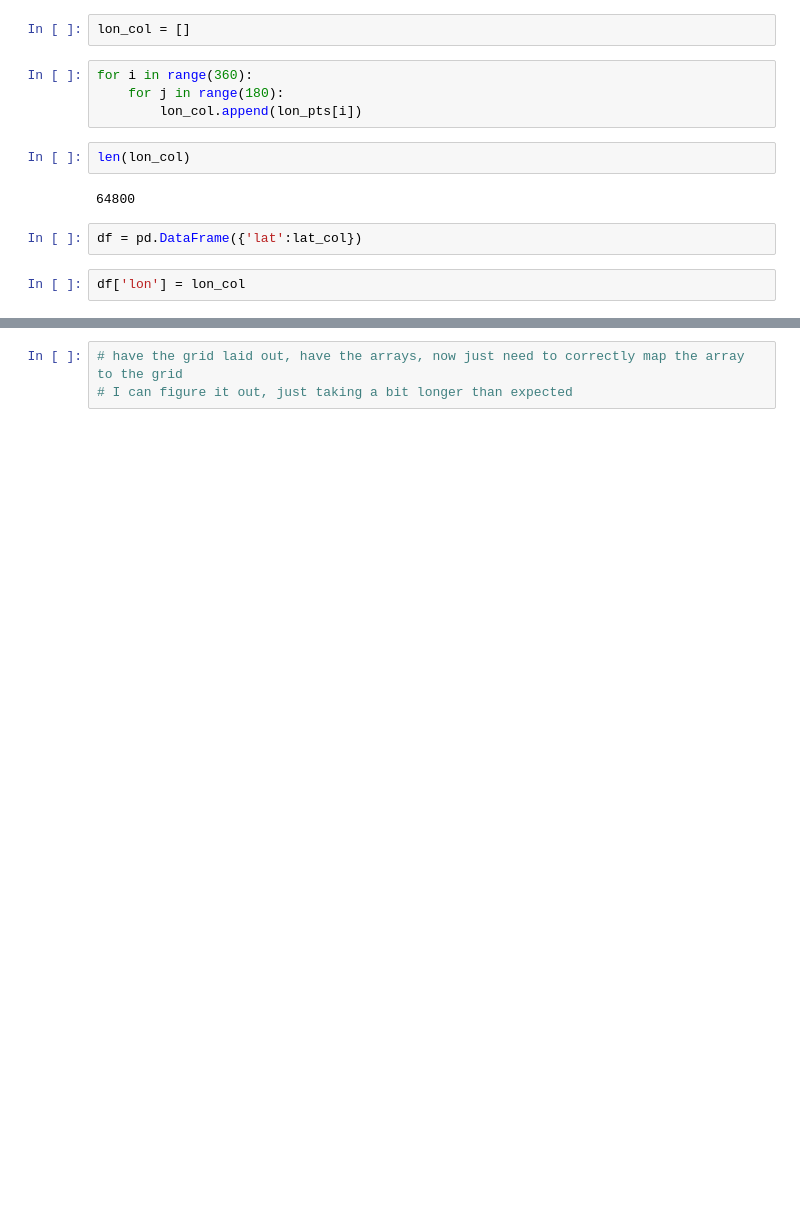
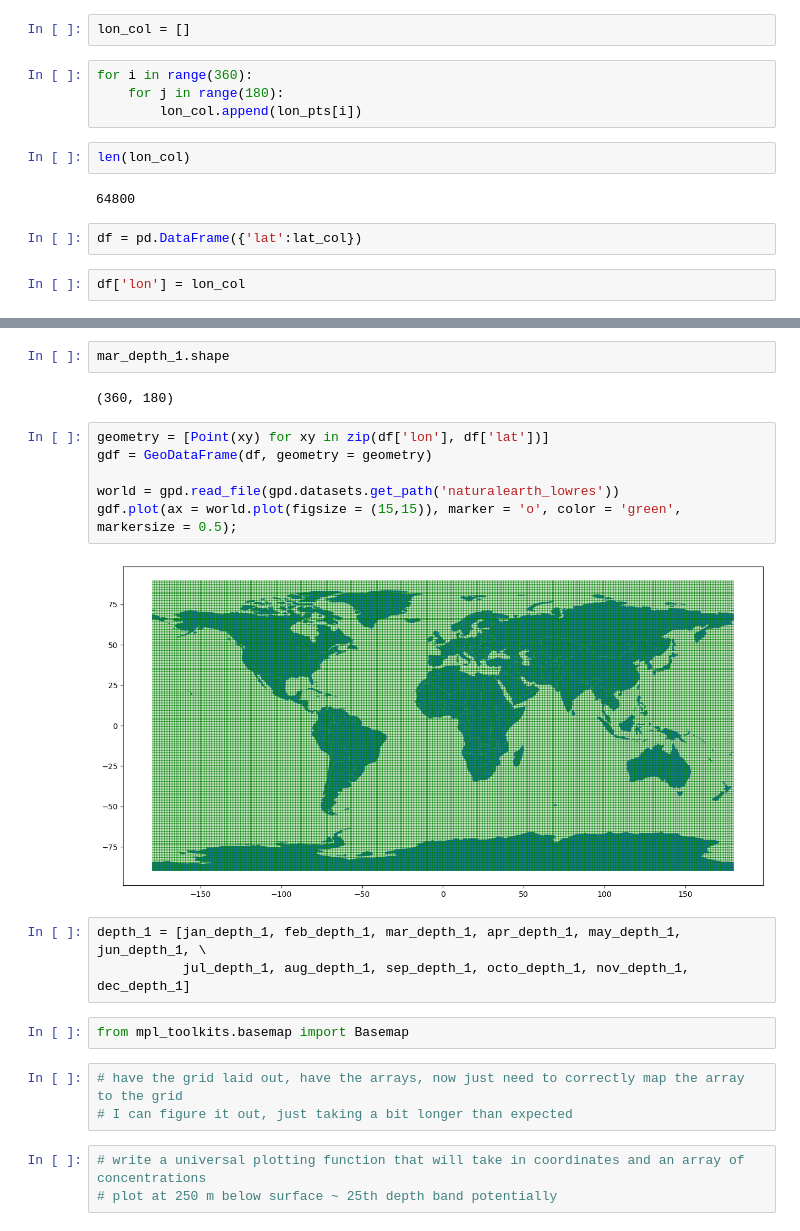
Before and after one commit to varunpatro1/ammonia_OBEG, a Jupyter notebook: grid_processing.ipynb, the cells around one changed output, grey strips where cells are left out. Drawn from its saved outputs; the diff is of its cells as text; blank space fills up the shorter version.

Commit message:
plotted grids for depth 1 for all months

```diff
--- a/grid_processing.ipynb
+++ b/grid_processing.ipynb
@@ -97,3 +118,23 @@ months[0].shape
+# %%
+mar_depth_1.shape
+# %% [output]
+(360, 180)
+# %%
+geometry = [Point(xy) for xy in zip(df['lon'], df['lat'])]
+gdf = GeoDataFrame(df, geometry = geometry)
+
+world = gpd.read_file(gpd.datasets.get_path('naturalearth_lowres'))
+gdf.plot(ax = world.plot(figsize = (15,15)), marker = 'o', color = 'green', markersize = 0.5);
+# %% [output]
+[figure, added]
+# %%
+depth_1 = [jan_depth_1, feb_depth_1, mar_depth_1, apr_depth_1, may_depth_1, jun_depth_1, \
+           jul_depth_1, aug_depth_1, sep_depth_1, octo_depth_1, nov_depth_1, dec_depth_1]
+# %%
+from mpl_toolkits.basemap import Basemap
 # %%
 # have the grid laid out, have the arrays, now just need to correctly map the array to the grid
 # I can figure it out, just taking a bit longer than expected
+# %%
+# write a universal plotting function that will take in coordinates and an array of concentrations
+# plot at 250 m below surface ~ 25th depth band potentially
```
Also changed, not shown: parts of 18 cells of this notebook.
